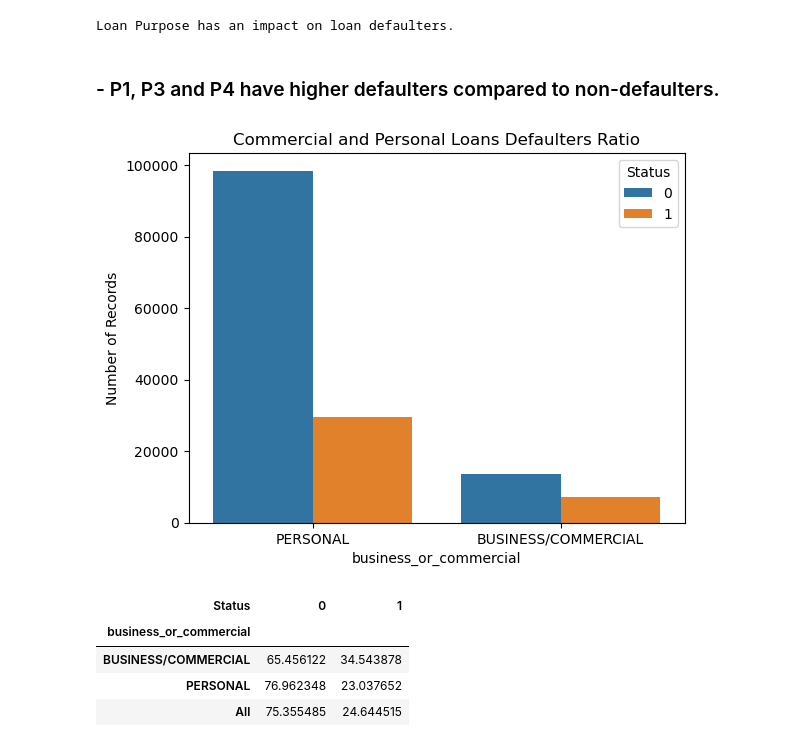
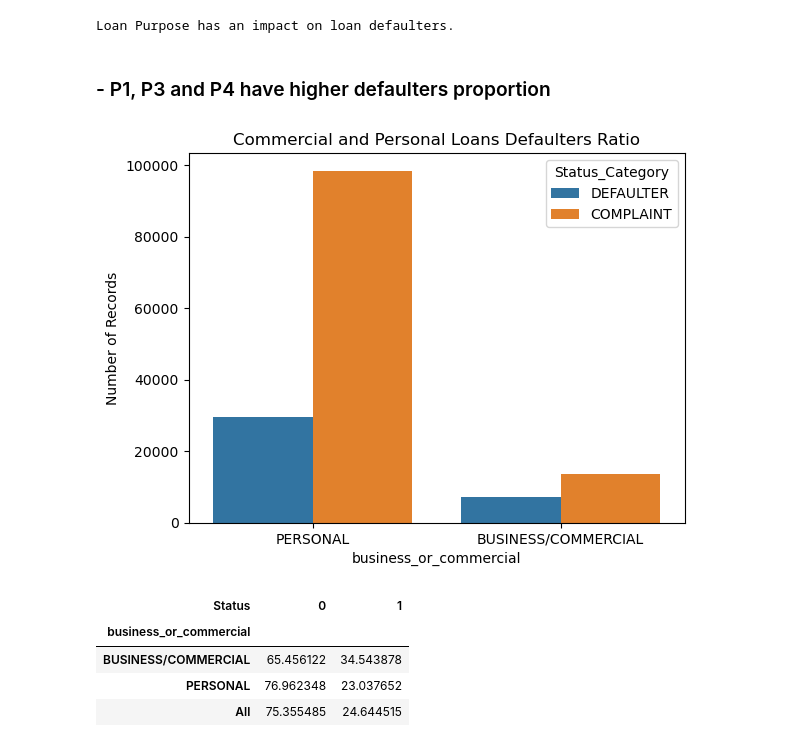
Before and after one commit to shyammanikandan/Loan_Default_Analysis, a Jupyter notebook: Notebooks/EDA and Hypothesis Testing.ipynb, the cells around one changed output. Cells and saved outputs as stored; diff of their text form; code cells hidden in the pictures.

```diff
--- a/Notebooks/EDA and Hypothesis Testing.ipynb
+++ b/Notebooks/EDA and Hypothesis Testing.ipynb
@@ -112,11 +123,11 @@ hypothesis_test(gen,'Loan Purpose')
 # %% [output]
 Loan Purpose has an impact on loan defaulters.
 # %% [markdown]
-### - P1, P3 and P4 have higher defaulters compared to non-defaulters.
+### - P1, P3 and P4 have higher defaulters proportion
 # %%
-plot(df,'business_or_commercial','Status','Commercial and Personal Loans Defaulters Ratio')
+plot(df,'business_or_commercial','Status_Category','Commercial and Personal Loans Defaulters Ratio')
 # %% [output]
-[figure, old version]
+[figure, new version]
 # %%
 gen=crosstab(df,'Status','business_or_commercial')
 # %%
```
Also changed, not shown: parts of 54 cells of this notebook, 1 other file.
